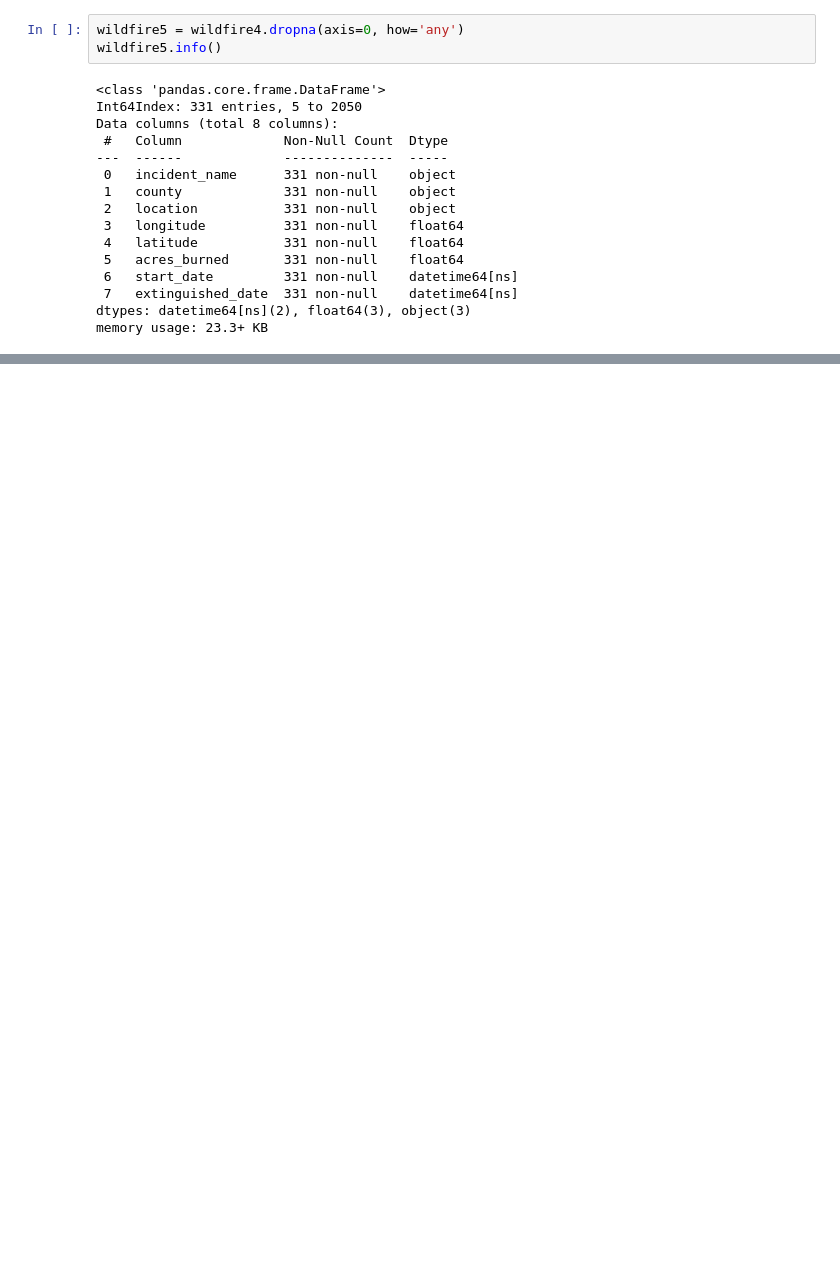
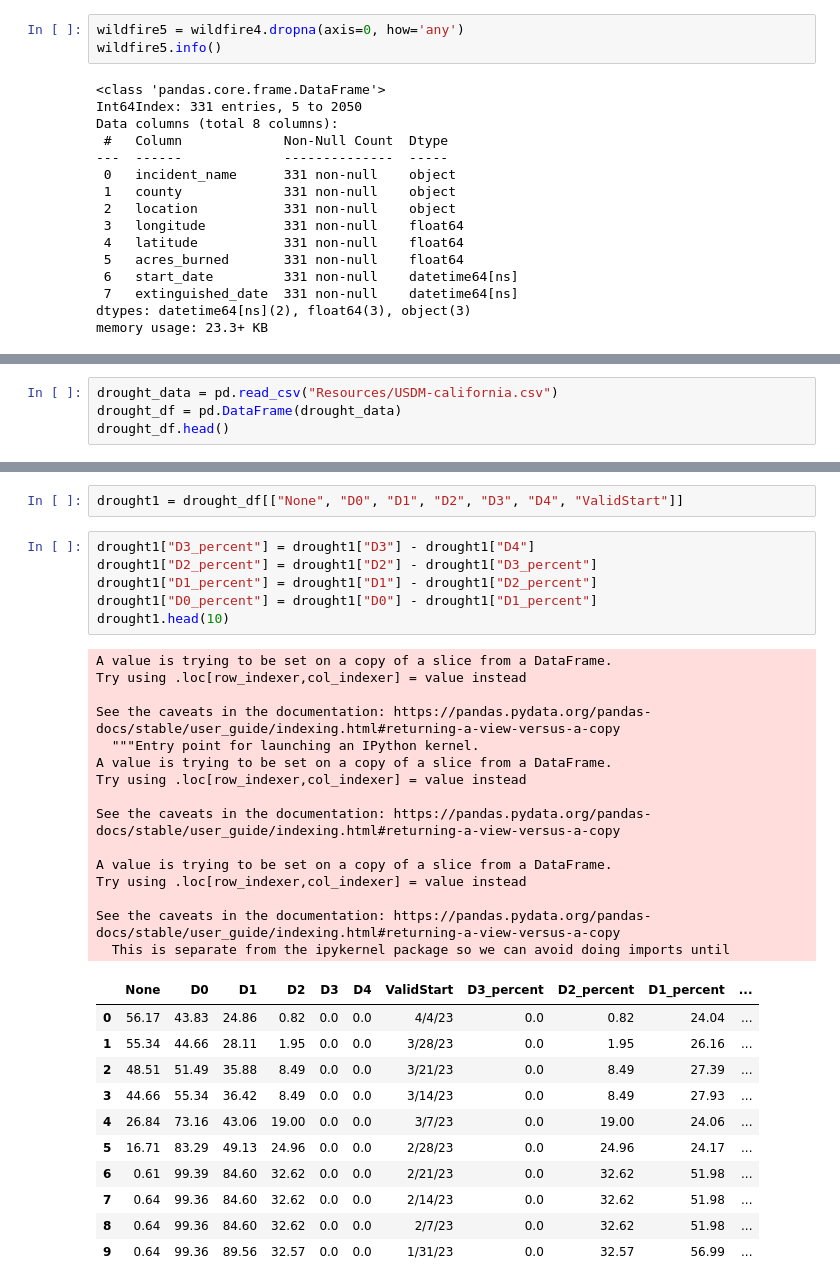
Before and after one commit to Erink8/Project3, a Jupyter notebook: CA_wildfire_data.ipynb, the cells around one changed output, grey strips where cells are left out. Cells and saved outputs as stored; diff of their text form; blank space fills up the shorter version.

```diff
--- a/CA_wildfire_data.ipynb
+++ b/CA_wildfire_data.ipynb
@@ -203,0 +271,4 @@ wildfire5.to_csv("Resources/ca_wildfire.csv", index=False)
+# %%
+drought_data = pd.read_csv("Resources/USDM-california.csv")
+drought_df = pd.DataFrame(drought_data)
+drought_df.head()
@@ -203,0 +282,35 @@ wildfire5.to_csv("Resources/ca_wildfire.csv", index=False)
+# %%
+drought1 = drought_df[["None", "D0", "D1", "D2", "D3", "D4", "ValidStart"]]
+# %%
+drought1["D3_percent"] = drought1["D3"] - drought1["D4"]
+drought1["D2_percent"] = drought1["D2"] - drought1["D3_percent"]
+drought1["D1_percent"] = drought1["D1"] - drought1["D2_percent"]
+drought1["D0_percent"] = drought1["D0"] - drought1["D1_percent"]
+drought1.head(10)
+# %% [output]
+A value is trying to be set on a copy of a slice from a DataFrame.
+Try using .loc[row_indexer,col_indexer] = value instead
+
+See the caveats in the documentation: https://pandas.pydata.org/pandas-docs/stable/user_guide/indexing.html#returning-a-view-versus-a-copy
+  """Entry point for launching an IPython kernel.
+A value is trying to be set on a copy of a slice from a DataFrame.
+Try using .loc[row_indexer,col_indexer] = value instead
+
+See the caveats in the documentation: https://pandas.pydata.org/pandas-docs/stable/user_guide/indexing.html#returning-a-view-versus-a-copy
+
+A value is trying to be set on a copy of a slice from a DataFrame.
+Try using .loc[row_indexer,col_indexer] = value instead
+
+See the caveats in the documentation: https://pandas.pydata.org/pandas-docs/stable/user_guide/indexing.html#returning-a-view-versus-a-copy
+  This is separate from the ipykernel package so we can avoid doing imports until
+|  | None | D0 | D1 | D2 | D3 | D4 | ValidStart | D3_percent | D2_percent | D1_percent | ... |
+| 0 | 56.17 | 43.83 | 24.86 | 0.82 | 0.0 | 0.0 | 4/4/23 | 0.0 | 0.82 | 24.04 | ... |
+| 1 | 55.34 | 44.66 | 28.11 | 1.95 | 0.0 | 0.0 | 3/28/23 | 0.0 | 1.95 | 26.16 | ... |
+| 2 | 48.51 | 51.49 | 35.88 | 8.49 | 0.0 | 0.0 | 3/21/23 | 0.0 | 8.49 | 27.39 | ... |
+| 3 | 44.66 | 55.34 | 36.42 | 8.49 | 0.0 | 0.0 | 3/14/23 | 0.0 | 8.49 | 27.93 | ... |
+| 4 | 26.84 | 73.16 | 43.06 | 19.00 | 0.0 | 0.0 | 3/7/23 | 0.0 | 19.00 | 24.06 | ... |
+| 5 | 16.71 | 83.29 | 49.13 | 24.96 | 0.0 | 0.0 | 2/28/23 | 0.0 | 24.96 | 24.17 | ... |
+| 6 | 0.61 | 99.39 | 84.60 | 32.62 | 0.0 | 0.0 | 2/21/23 | 0.0 | 32.62 | 51.98 | ... |
+| 7 | 0.64 | 99.36 | 84.60 | 32.62 | 0.0 | 0.0 | 2/14/23 | 0.0 | 32.62 | 51.98 | ... |
+| 8 | 0.64 | 99.36 | 84.60 | 32.62 | 0.0 | 0.0 | 2/7/23 | 0.0 | 32.62 | 51.98 | ... |
+| 9 | 0.64 | 99.36 | 89.56 | 32.57 | 0.0 | 0.0 | 1/31/23 | 0.0 | 32.57 | 56.99 | ... |
```
Also changed, not shown: parts of 21 cells of this notebook, 3 other files.
